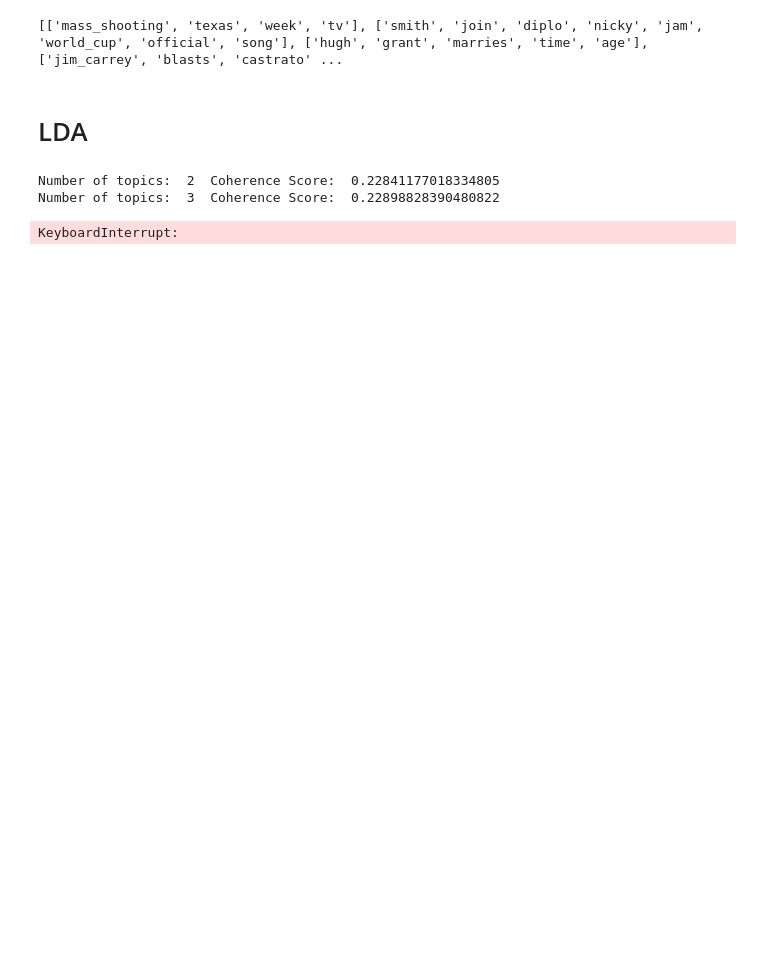
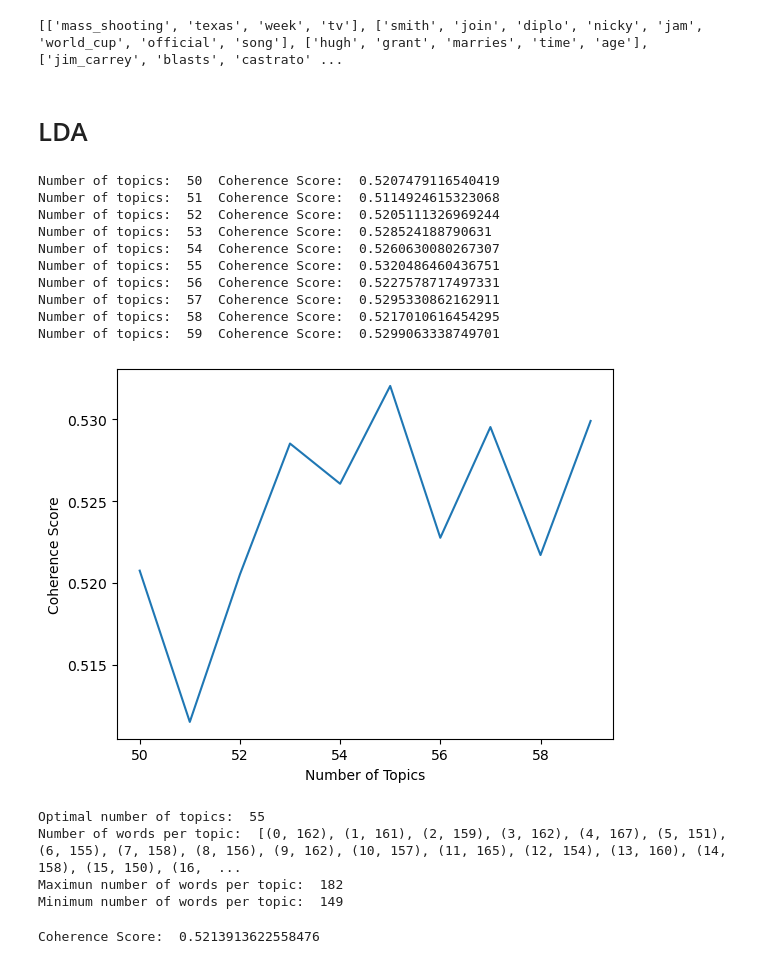
Before and after one commit to Daitori/NLP, a Jupyter notebook: TMP_LDA.ipynb, the cells around one changed output. Drawn from its saved outputs; the diff is of its cells as text; code cells hidden in the pictures; blank space fills up the shorter version.

Commit message:
Update for visualisation and KPI

```diff
--- a/TMP_LDA.ipynb
+++ b/TMP_LDA.ipynb
@@ -46,7 +48,7 @@ corpus = [dictionary.doc2bow(text) for text in l_texts]
 # %%
 result={"num_topics":[], "coherence_score":[]}
 
-for n in range(2, 2500):
+for n in range(50, 60):
     lda_model = LdaModel(corpus, num_topics=n, id2word=dictionary)
     coherence_model= CoherenceModel(model=lda_model, texts=l_texts, dictionary=dictionary, coherence='c_v')
     coherence_score = coherence_model.get_coherence()
@@ -54,14 +56,22 @@ for n in range(2, 2500):
     result["num_topics"].append(n)
     result["coherence_score"].append(coherence_score)
 # %% [output]
-Number of topics:  2  Coherence Score:  0.22841177018334805
-Number of topics:  3  Coherence Score:  0.22898828390480822
+Number of topics:  50  Coherence Score:  0.5207479116540419
+Number of topics:  51  Coherence Score:  0.5114924615323068
+Number of topics:  52  Coherence Score:  0.5205111326969244
+Number of topics:  53  Coherence Score:  0.528524188790631
+Number of topics:  54  Coherence Score:  0.5260630080267307
+Number of topics:  55  Coherence Score:  0.5320486460436751
+Number of topics:  56  Coherence Score:  0.5227578717497331
+Number of topics:  57  Coherence Score:  0.5295330862162911
+Number of topics:  58  Coherence Score:  0.5217010616454295
+Number of topics:  59  Coherence Score:  0.5299063338749701
-KeyboardInterrupt:
 # %%
 # Plot the coherence scores for elbow method
 
 plt.plot(result["num_topics"], result["coherence_score"])
 plt.xlabel("Number of Topics")
 plt.ylabel("Coherence Score")
-plt.legend(("coherence_values"), loc='best')
 plt.show()
+# %% [output]
+[figure, added]
@@ -67,0 +81,23 @@ plt.show()
+# %%
+#Get the number of words per topic
+def get_numbers_of_words_per_topic(lda_model):
+    topics = lda_model.show_topics(num_topics=optimal_n)
+    topics_words = [(tp[0], len([wd[0] for wd in tp[1]])) for tp in topics]
+    return topics_words
+
+print("Optimal number of topics: ", optimal_n)
+print("Number of words per topic: ",get_numbers_of_words_per_topic(optimal_lda_model))
+print("Maximun number of words per topic: ", max([t[1] for t in get_numbers_of_words_per_topic(optimal_lda_model)]))
+print("Minimum number of words per topic: ", min([t[1] for t in get_numbers_of_words_per_topic(optimal_lda_model)]))
+# %% [output]
+Optimal number of topics:  55
+Number of words per topic:  [(0, 162), (1, 161), (2, 159), (3, 162), (4, 167), (5, 151), (6, 155), (7, 158), (8, 156), (9, 162), (10, 157), (11, 165), (12, 154), (13, 160), (14, 158), (15, 150), (16,  ...
+Maximun number of words per topic:  182
+Minimum number of words per topic:  149
+# %%
+#Get the coherence score for the optimal model
+coherence_model= CoherenceModel(model=optimal_lda_model, texts=l_texts, dictionary=dictionary, coherence='c_v')
+coherence_score = coherence_model.get_coherence()
+print("Coherence Score: ", coherence_score)
+# %% [output]
+Coherence Score:  0.5213913622558476
```
Also changed, not shown: parts of 3 cells of this notebook, 3 other files.
